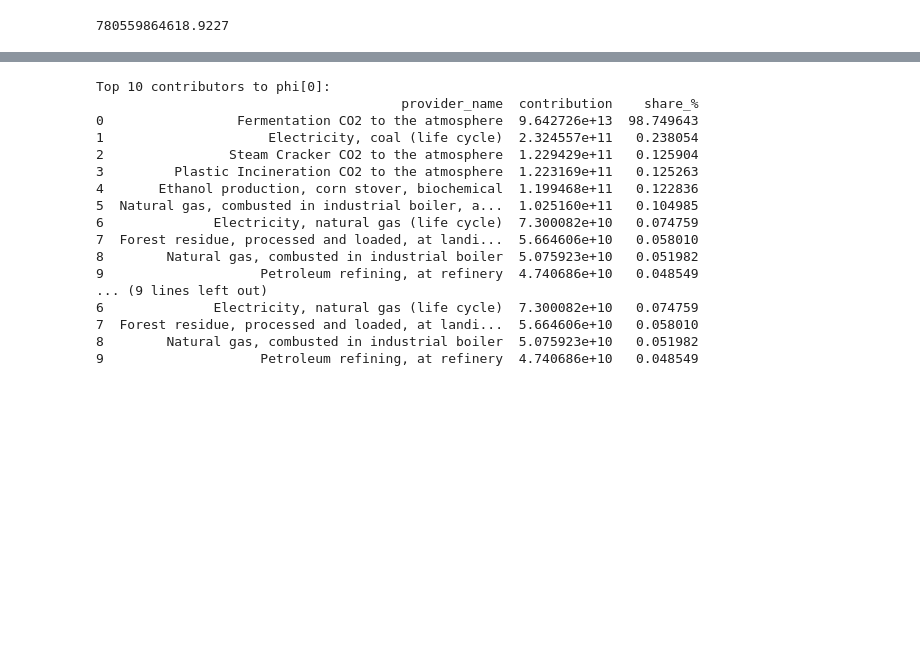
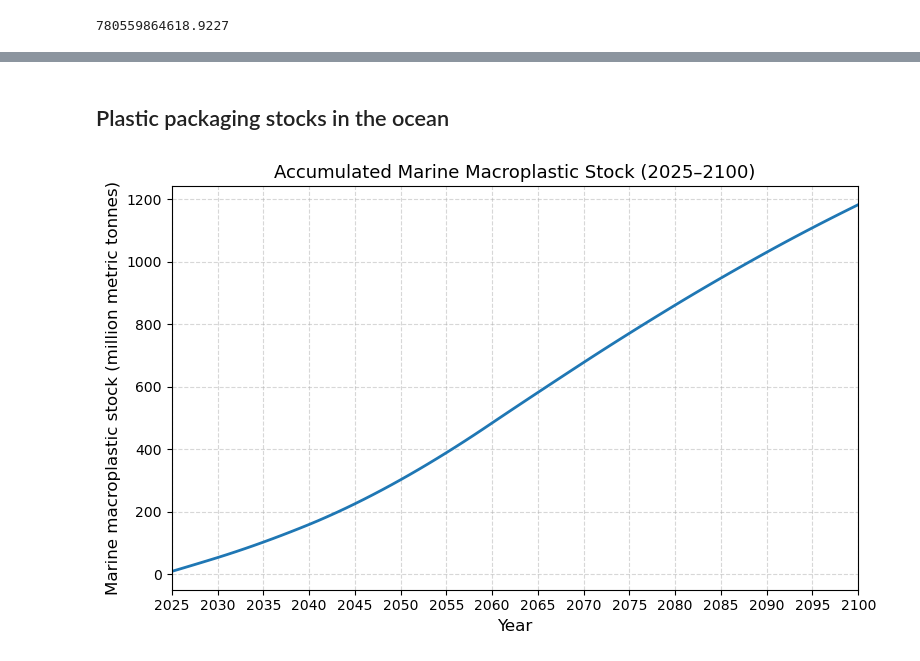
Before and after one commit to FarshidNazemi/packaging-roadmap, a Jupyter notebook: dynamic analysis and roadmap.ipynb, the cells around one changed output, grey strips where cells are left out. Drawn from its saved outputs; the diff is of its cells as text; code cells hidden in the pictures; blank space fills up the shorter version.

```diff
--- a/dynamic analysis and roadmap.ipynb
+++ b/dynamic analysis and roadmap.ipynb
@@ -622,41 +619,2 @@ s_2032 = next(r['s_vector'] for r in results if r['year'] == 2032)
-# %%
-# LCA Hotspots
-# Impact per provider for category 0
-CB = C @ B                                  # (n_impacts × n_providers)
-contrib = s_2032 * CB[0, :]                      # contribution per provider
-total_phi0 = contrib.sum()
-
-# Use provider names from A_index_df
-df = pd.DataFrame({
-    "provider_name": A_index_df["provider name"].values,  # adjust column name if needed
-    "contribution": contrib
-})
-df["share_%"] = 100 * df["contribution"] / total_phi0
-
-# Top 10 contributors (by signed value)
-top10 = df.sort_values("contribution", ascending=False).head(10)
-print("\nTop 10 contributors to phi[0]:")
-print(top10.reset_index(drop=True))
-
-# If you want absolute-value ranking (credits vs burdens):
-top10_abs = df.iloc[df["contribution"].abs().sort_values(ascending=False).index].head(10)
-print("\nTop 10 contributors to phi[x] (absolute):")
-print(top10_abs.reset_index(drop=True))
-# %% [output]
-Top 10 contributors to phi[0]:
-                                       provider_name  contribution    share_%
-0                 Fermentation CO2 to the atmosphere  9.642726e+13  98.749643
-1                     Electricity, coal (life cycle)  2.324557e+11   0.238054
-2                Steam Cracker CO2 to the atmosphere  1.229429e+11   0.125904
-3         Plastic Incineration CO2 to the atmosphere  1.223169e+11   0.125263
-4       Ethanol production, corn stover, biochemical  1.199468e+11   0.122836
-5  Natural gas, combusted in industrial boiler, a...  1.025160e+11   0.104985
-6              Electricity, natural gas (life cycle)  7.300082e+10   0.074759
-7  Forest residue, processed and loaded, at landi...  5.664606e+10   0.058010
-8        Natural gas, combusted in industrial boiler  5.075923e+10   0.051982
-9                    Petroleum refining, at refinery  4.740686e+10   0.048549
-... (9 lines left out)
-6              Electricity, natural gas (life cycle)  7.300082e+10   0.074759
-7  Forest residue, processed and loaded, at landi...  5.664606e+10   0.058010
-8        Natural gas, combusted in industrial boiler  5.075923e+10   0.051982
-9                    Petroleum refining, at refinery  4.740686e+10   0.048549
+# %% [markdown]
+## Plastic packaging stocks in the ocean
@@ -662,0 +690,24 @@ Top 10 contributors to phi[0]:
+# %%
+import matplotlib.pyplot as plt
+import pandas as pd
+import numpy as np
+
+# Load the macroplastic stock results
+map_stock_df = pd.read_csv("macroplastic_stock_by_year.csv")
+
+# Convert kg → million metric tonnes (1 Mt = 1e9 kg)
+map_stock_df["MaP_stock_Mt"] = map_stock_df["MaP_stock_kg"] / 1e9
+
+# Plot
+plt.figure(figsize=(8,5))
+plt.plot(map_stock_df["year"], map_stock_df["MaP_stock_Mt"], linewidth=2)
+plt.xlabel("Year", fontsize=12)
+plt.ylabel("Marine macroplastic stock (million metric tonnes)", fontsize=12)
+plt.title("Accumulated Marine Macroplastic Stock (2025–2100)", fontsize=13)
+plt.grid(True, linestyle="--", alpha=0.5)
+plt.xlim(2025, 2100)
+plt.xticks(np.arange(2025, 2101, 5))
+plt.tight_layout()
+plt.show()
+# %% [output]
+[figure, added]
```
Also changed, not shown: parts of 4 cells of this notebook, 5 other files.
